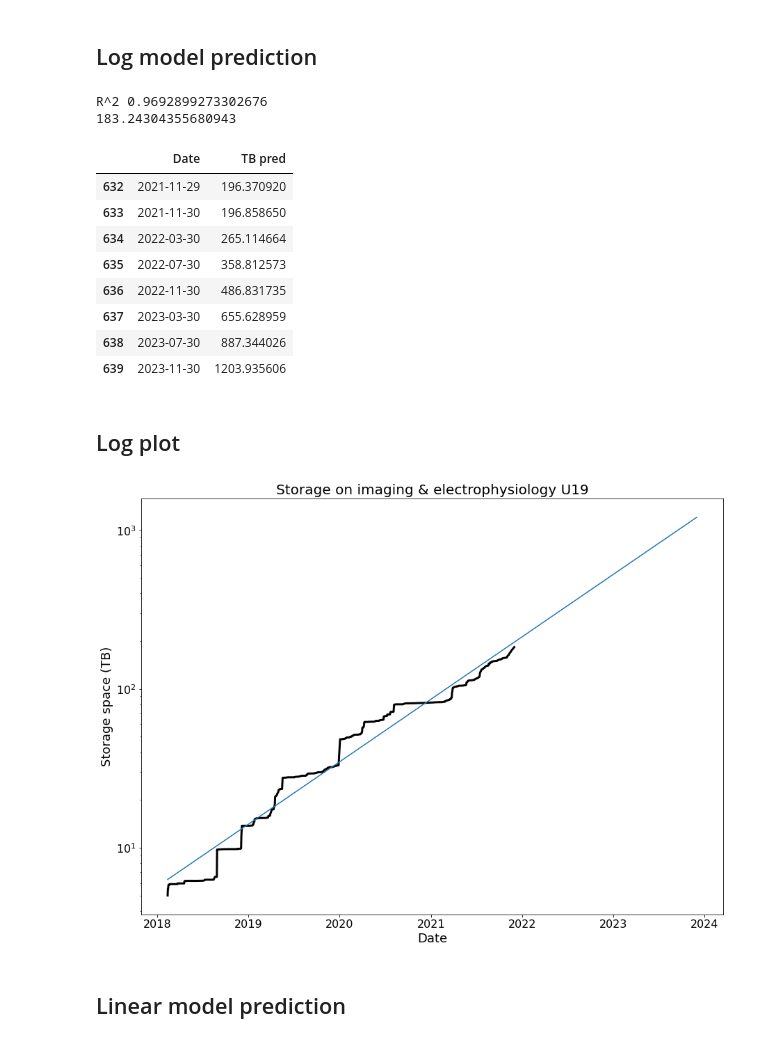
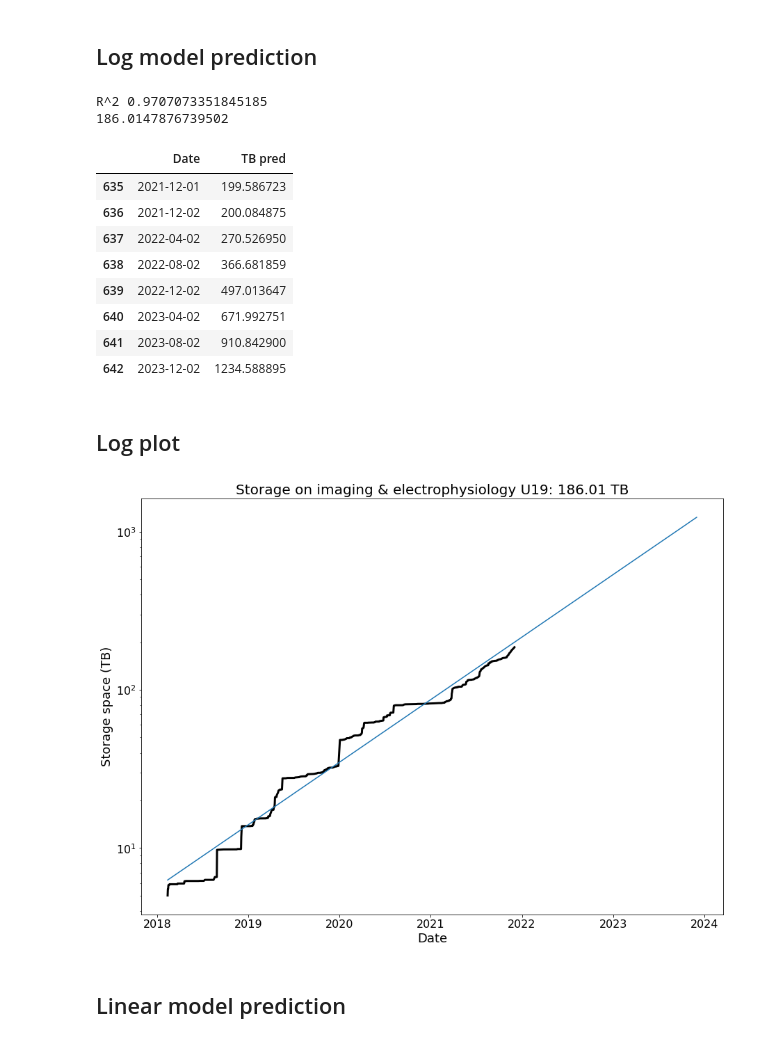
Before and after one commit to BrainCOGS/U19-pipeline-python, a Jupyter notebook: notebooks/storage_calculator_across_time.ipynb, the cells around one changed output. Saved outputs shown, nothing was run; the diff lists cells and outputs as text; code cells hidden in the pictures.

```diff
--- a/notebooks/storage_calculator_across_time.ipynb
+++ b/notebooks/storage_calculator_across_time.ipynb
@@ -90,35 +90,36 @@ df_pred.index.name = 'Date'
 df_pred = df_pred.reset_index()
 print('R^2', model.score(X, y))
 print(df_storage_day_log.loc[df_storage_day_log.index[-1], 'size (TB) sum'])
+current_TB = "{:0.2f}".format(df_storage_day_log.loc[df_storage_day_log.index[-1], 'size (TB) sum']) + " TB"
 df_pred.tail(8)
 # %% [output]
-R^2 0.9692899273302676
-183.24304355680943
+R^2 0.9707073351845185
+186.0147876739502
 |  | Date | TB pred |
-| 632 | 2021-11-29 | 196.370920 |
-| 633 | 2021-11-30 | 196.858650 |
-| 634 | 2022-03-30 | 265.114664 |
-| 635 | 2022-07-30 | 358.812573 |
-| 636 | 2022-11-30 | 486.831735 |
-| 637 | 2023-03-30 | 655.628959 |
-| 638 | 2023-07-30 | 887.344026 |
-| 639 | 2023-11-30 | 1203.935606 |
+| 635 | 2021-12-01 | 199.586723 |
+| 636 | 2021-12-02 | 200.084875 |
+| 637 | 2022-04-02 | 270.526950 |
+| 638 | 2022-08-02 | 366.681859 |
+| 639 | 2022-12-02 | 497.013647 |
+| 640 | 2023-04-02 | 671.992751 |
+| 641 | 2023-08-02 | 910.842900 |
+| 642 | 2023-12-02 | 1234.588895 |
 # %% [markdown]
 ## Log plot
 # %%
 fig, axs = plt.subplots(1, 1, figsize=fig_size)
 
 plt.plot(df_storage_day_log['date'] , df_storage_day_log['size (TB) sum'], linewidth=3, color ='k')
 plt.plot(X2_date, y_pred)
 plt.yscale('log')
 
 plt.xticks(fontsize=16)
 plt.yticks(fontsize=16)
 plt.xlabel("Date", fontsize=18)
 plt.ylabel("Storage space (TB)", fontsize=18);
-plt.title('Storage on imaging & electrophysiology U19', fontsize=20);
+plt.title('Storage on imaging & electrophysiology U19: ' + current_TB, fontsize=20);
 # %% [output]
-[figure, old version]
+[figure, new version]
 # %% [markdown]
 ## Linear model prediction
 # %%
```
Also changed, not shown: parts of 5 cells of this notebook, 2 other files.
